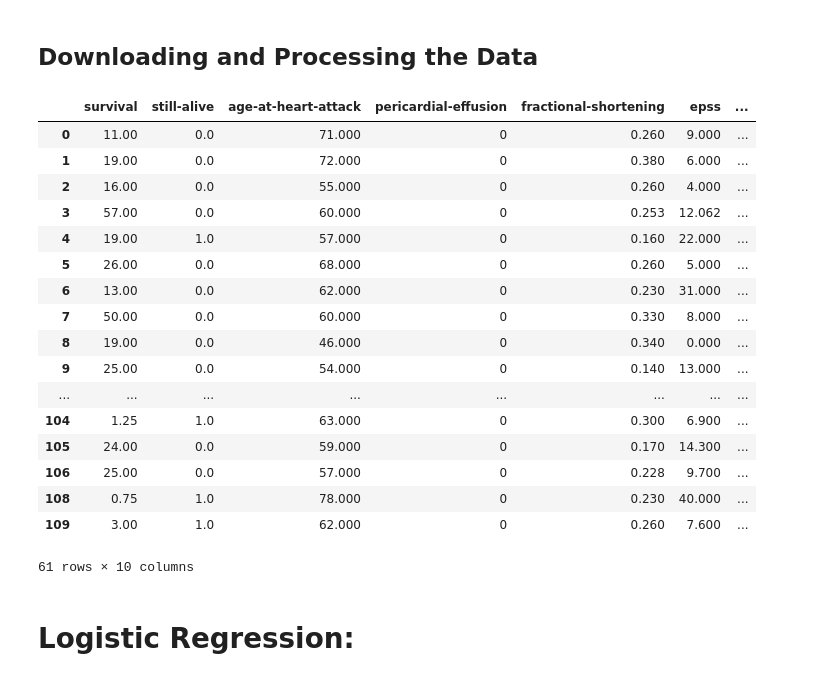
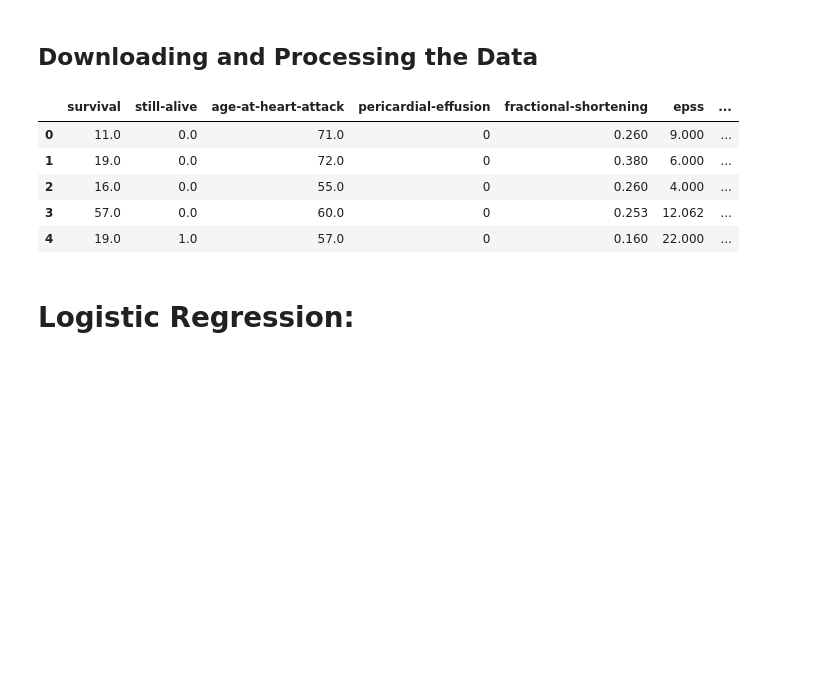
Before and after one commit to dart153/BENG-134, a Jupyter notebook: BENG 134 Final Project.ipynb, the cells around one changed output. Drawn from its saved outputs; the diff is of its cells as text; code cells hidden in the pictures; blank space fills up the shorter version.

```diff
--- a/BENG 134 Final Project.ipynb
+++ b/BENG 134 Final Project.ipynb
@@ -42,51 +43,39 @@ with open('ecgData.csv', 'w') as test_file:
 #Read the data into a pandas dataframe
 
 columnNames = ['survival','still-alive','age-at-heart-attack','pericardial-effusion','fractional-shortening','epss','lvdd','wall-motion-score','wall-motion-index','mult','name','group','alive-at-1']
 table = pd.read_csv('ecgData.csv',names=columnNames)
 
 #Clear the useless columns:
 
 uselessCols = ['mult','name','group']
 table.drop(uselessCols, inplace=True, axis=1)
 
 table
 
 table = table.apply(pd.to_numeric, errors='coerce')
 
 # Validate the data
 def check_column(data,col):
     data[col] = data[col].replace('?',np.nan)
     return data[col]
 #b)
 def validate(data):
     for column in data:
         data[column]= check_column(data,column)
     return data
 
 table = validate(table)
 
 # Remove all na values:
 table = table.dropna(axis=0, how='any')
-table
+table.head()
 # %% [output]
 |  | survival | still-alive | age-at-heart-attack | pericardial-effusion | fractional-shortening | epss | ... |
-| 0 | 11.00 | 0.0 | 71.000 | 0 | 0.260 | 9.000 | ... |
-| 1 | 19.00 | 0.0 | 72.000 | 0 | 0.380 | 6.000 | ... |
-| 2 | 16.00 | 0.0 | 55.000 | 0 | 0.260 | 4.000 | ... |
-| 3 | 57.00 | 0.0 | 60.000 | 0 | 0.253 | 12.062 | ... |
-| 4 | 19.00 | 1.0 | 57.000 | 0 | 0.160 | 22.000 | ... |
-| 5 | 26.00 | 0.0 | 68.000 | 0 | 0.260 | 5.000 | ... |
-| 6 | 13.00 | 0.0 | 62.000 | 0 | 0.230 | 31.000 | ... |
-| 7 | 50.00 | 0.0 | 60.000 | 0 | 0.330 | 8.000 | ... |
-| 8 | 19.00 | 0.0 | 46.000 | 0 | 0.340 | 0.000 | ... |
-| 9 | 25.00 | 0.0 | 54.000 | 0 | 0.140 | 13.000 | ... |
-| ... | ... | ... | ... | ... | ... | ... | ... |
-| 104 | 1.25 | 1.0 | 63.000 | 0 | 0.300 | 6.900 | ... |
-| 105 | 24.00 | 0.0 | 59.000 | 0 | 0.170 | 14.300 | ... |
-| 106 | 25.00 | 0.0 | 57.000 | 0 | 0.228 | 9.700 | ... |
-| 108 | 0.75 | 1.0 | 78.000 | 0 | 0.230 | 40.000 | ... |
-| 109 | 3.00 | 1.0 | 62.000 | 0 | 0.260 | 7.600 | ... |
+| 0 | 11.0 | 0.0 | 71.0 | 0 | 0.260 | 9.000 | ... |
+| 1 | 19.0 | 0.0 | 72.0 | 0 | 0.380 | 6.000 | ... |
+| 2 | 16.0 | 0.0 | 55.0 | 0 | 0.260 | 4.000 | ... |
+| 3 | 57.0 | 0.0 | 60.0 | 0 | 0.253 | 12.062 | ... |
+| 4 | 19.0 | 1.0 | 57.0 | 0 | 0.160 | 22.000 | ... |
-61 rows × 10 columns
 # %% [markdown]
 # Logistic Regression:
 # %%
```
Also changed, not shown: parts of 5 cells of this notebook.
